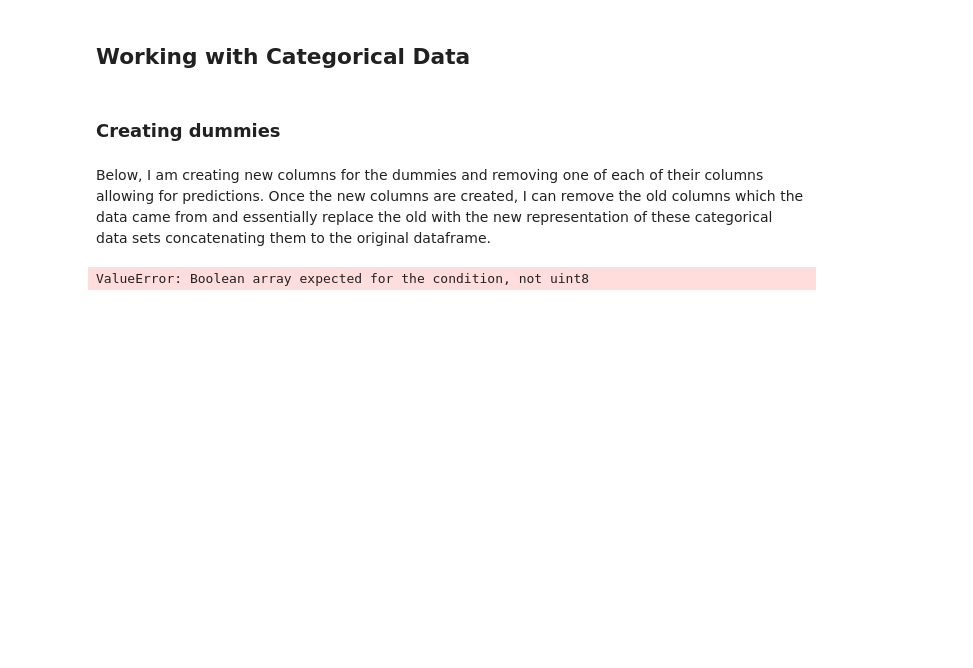
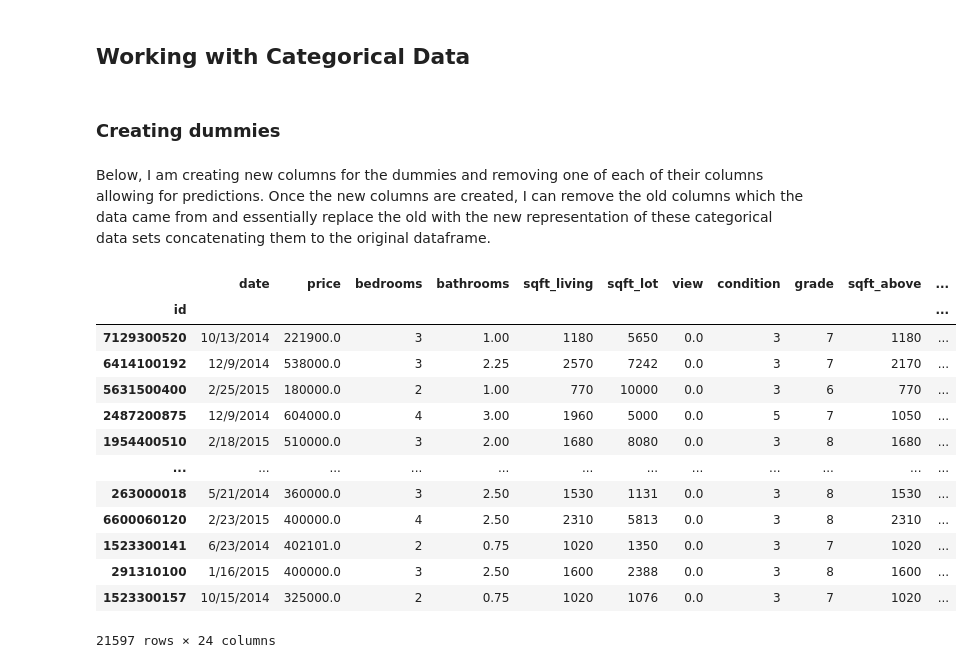
Before and after one commit to zhyde23/KC_Housing_Project, a Jupyter notebook: Mod2 Final Project.ipynb, the cells around one changed output. Cells and saved outputs as stored; diff of their text form; code cells hidden in the pictures; blank space fills up the shorter version.

```diff
--- a/Mod2 Final Project.ipynb
+++ b/Mod2 Final Project.ipynb
@@ -492,8 +488,21 @@ data_dum = data.drop(['floors','bathrooms','bedrooms', 'grade', 'waterfront', 'c
 # %%
-data_dum = pd.concat([data_dum, floors_dummies, bath_dummies, bed_dummies, grade_dummies, h2ofront_dummies, condition_dummies], axis=1)
-data_dum[data_dum.iloc[:, 17:45]]
+data_dum = pd.concat([data_dum, floors_dummies, h2ofront_dummies], axis=1)
+data_dum
 # %% [output]
+|  | date | price | bedrooms | bathrooms | sqft_living | sqft_lot | view | condition | grade | sqft_above | ... |
+| id |  |  |  |  |  |  |  |  |  |  | ... |
+| 7129300520 | 10/13/2014 | 221900.0 | 3 | 1.00 | 1180 | 5650 | 0.0 | 3 | 7 | 1180 | ... |
+| 6414100192 | 12/9/2014 | 538000.0 | 3 | 2.25 | 2570 | 7242 | 0.0 | 3 | 7 | 2170 | ... |
+| 5631500400 | 2/25/2015 | 180000.0 | 2 | 1.00 | 770 | 10000 | 0.0 | 3 | 6 | 770 | ... |
+| 2487200875 | 12/9/2014 | 604000.0 | 4 | 3.00 | 1960 | 5000 | 0.0 | 5 | 7 | 1050 | ... |
+| 1954400510 | 2/18/2015 | 510000.0 | 3 | 2.00 | 1680 | 8080 | 0.0 | 3 | 8 | 1680 | ... |
+| ... | ... | ... | ... | ... | ... | ... | ... | ... | ... | ... | ... |
+| 263000018 | 5/21/2014 | 360000.0 | 3 | 2.50 | 1530 | 1131 | 0.0 | 3 | 8 | 1530 | ... |
+| 6600060120 | 2/23/2015 | 400000.0 | 4 | 2.50 | 2310 | 5813 | 0.0 | 3 | 8 | 2310 | ... |
+| 1523300141 | 6/23/2014 | 402101.0 | 2 | 0.75 | 1020 | 1350 | 0.0 | 3 | 7 | 1020 | ... |
+| 291310100 | 1/16/2015 | 400000.0 | 3 | 2.50 | 1600 | 2388 | 0.0 | 3 | 8 | 1600 | ... |
+| 1523300157 | 10/15/2014 | 325000.0 | 2 | 0.75 | 1020 | 1076 | 0.0 | 3 | 7 | 1020 | ... |
-ValueError: Boolean array expected for the condition, not uint8
+21597 rows × 24 columns
 # %%
 data_dum.info()
 # %% [output]
```
Also changed, not shown: parts of 9 cells of this notebook.
